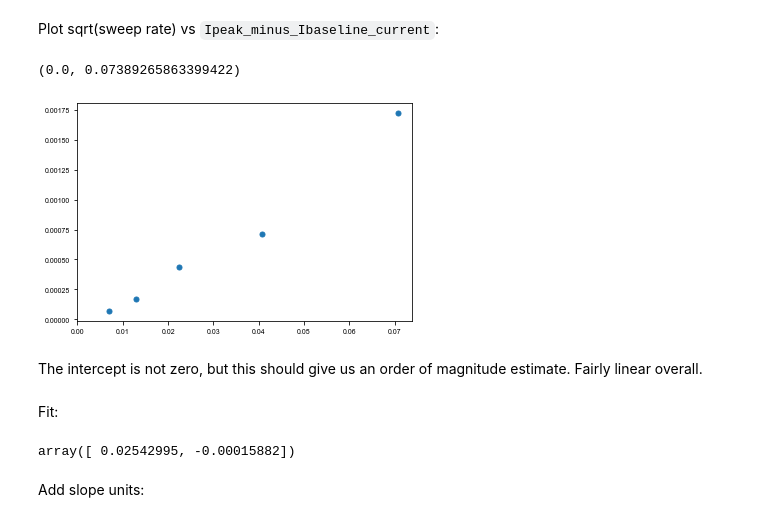
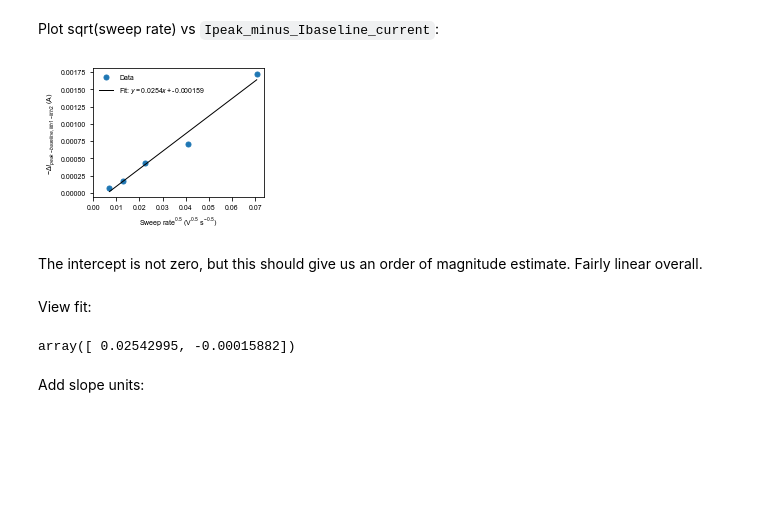
Before and after one commit to petermattia/first-cycle-SEI-on-carbon-black, a Jupyter notebook: LSV/LSV_parameters.ipynb, the cells around one changed output. Cells and saved outputs as stored; diff of their text form; code cells hidden in the pictures; blank space fills up the shorter version.

Commit message:
Presubmission updates
- Update schematics (not used anyway)
- Add EC diffusivity estimate
- Add calculation of average ratio of Q_irr in cycle 1 vs cycle 2

```diff
--- a/LSV/LSV_parameters.ipynb
+++ b/LSV/LSV_parameters.ipynb
@@ -330,23 +330,38 @@ array([7.12780651e-05, 1.73153160e-04, 4.41534469e-04, 7.13828251e-04,
        1.71917542e-03]) <Unit('ampere')>
 # %% [markdown]
 Plot sqrt(sweep rate) vs `Ipeak_minus_Ibaseline_current`:
-# %%
-plt.plot(speeds_units.to('V/s')**(0.5), Ipeak_minus_Ibaseline_current, 'o')
-plt.xlim(left=0)
-# %% [output]
-(0.0, 0.07389265863399422)
-[figure, removed]
+# %%
+speeds_V_per_s = speeds_units.to('V/s').magnitude
+Ipeak_minus_Ibaseline_A = Ipeak_minus_Ibaseline_current.to('A').magnitude
+fit_Ipeak_vs_sqrt_sweep_rate = np.polyfit(speeds_V_per_s**0.5, Ipeak_minus_Ibaseline_A, 1)
+
+sweep_rates_sqrt = np.linspace(speeds_V_per_s.min()**0.5, speeds_V_per_s.max()**0.5, 100)
+fit_line = fit_Ipeak_vs_sqrt_sweep_rate[0] * sweep_rates_sqrt + fit_Ipeak_vs_sqrt_sweep_rate[1]
+
+label = 'Fit: $y=$' + f'{fit_Ipeak_vs_sqrt_sweep_rate[0]:.3g}' + '$x + $' + f'{fit_Ipeak_vs_sqrt_sweep_rate[1]:.3g}'
+
+fig, ax = plt.subplots(figsize=(fig_width, fig_height))
+
+ax.plot(speeds_V_per_s**(0.5), Ipeak_minus_Ibaseline_A, 'o', label='Data')
+ax.plot(sweep_rates_sqrt, fit_line, '-k', label=label)
+
+ax.set_xlabel('Sweep rate$^{0.5}$ (V$^{0.5}$ s$^{-0.5}$)')
+ax.set_ylabel('$-\Delta I_{peak-baseline, lith1-lith2}$ (A)')
+ax.set_xlim(left=0)
+ax.legend()
+
+fig.tight_layout()
+fig.savefig(figpath / 'EC_diffusivity_estimate.eps', bbox_inches='tight', format='eps')
+# %% [output]
+[figure, added]
 # %% [markdown]
 The intercept is not zero, but this should give us an order of magnitude estimate. Fairly linear overall.
-# %% [markdown]
-Fit:
-# %%
-speeds_V_per_s = speeds_units.to('V/s').magnitude
-Ipeak_minus_Ibaseline_A = Ipeak_minus_Ibaseline_current.to('A').magnitude
-fit_Ipeak_vs_sqrt_sweep_rate = np.polyfit(speeds_V_per_s**0.5, Ipeak_minus_Ibaseline_A, 1)
-fit_Ipeak_vs_sqrt_sweep_rate
-# %% [output]
-array([ 0.02542995, -0.00015882])
+# %% [markdown]
+View fit:
+# %%
+fit_Ipeak_vs_sqrt_sweep_rate
+# %% [output]
+array([ 0.02542995, -0.00015882])
 # %% [markdown]
 Add slope units:
 # %%
```
Also changed, not shown: parts of 1 cell of this notebook, 8 other files.
